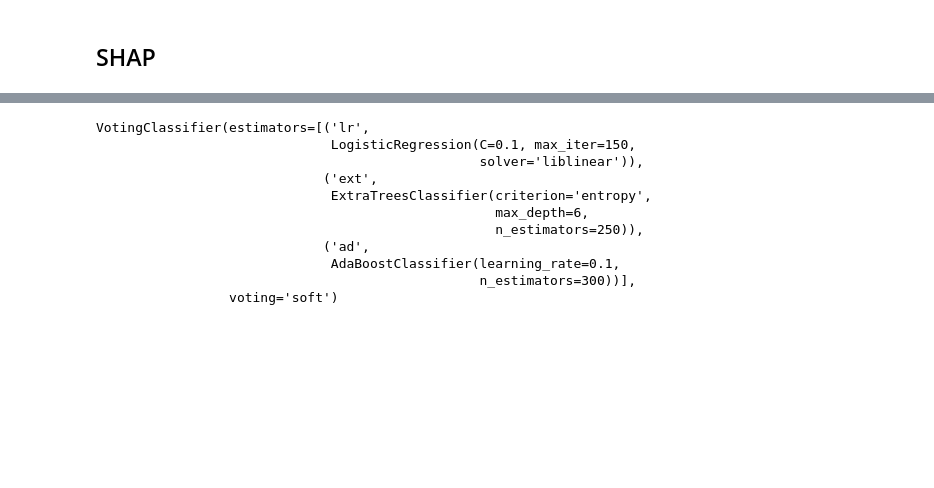
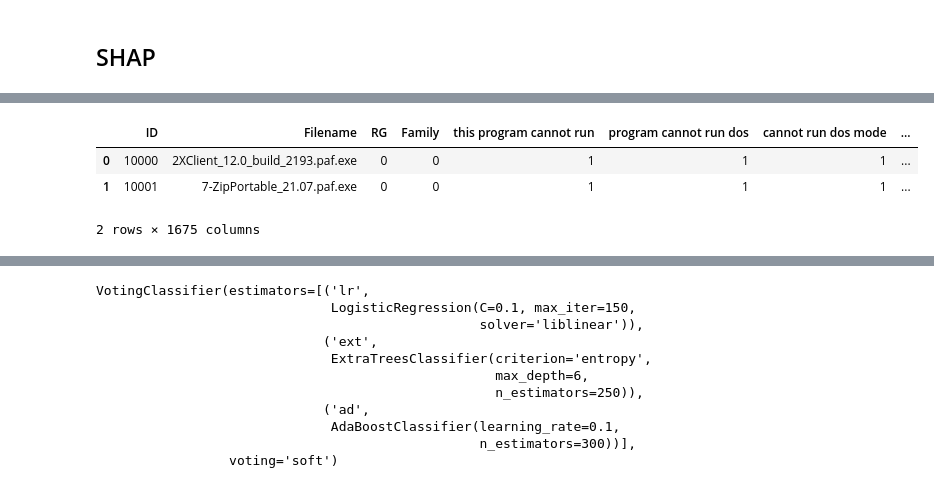
Before and after one commit to kevengoncalves-git/tecnicas_adversarias, a Jupyter notebook: Inserir_N_gramas_de_Shap_em_EXE.ipynb, the cells around one changed output, grey strips where cells are left out. Saved outputs shown, nothing was run; the diff lists cells and outputs as text; code cells hidden in the pictures; blank space fills up the shorter version.

```diff
--- a/Inserir_N_gramas_de_Shap_em_EXE.ipynb
+++ b/Inserir_N_gramas_de_Shap_em_EXE.ipynb
@@ -75,4 +75,11 @@ df_test
 518 rows × 1675 columns
+# %%
+df_train.iloc[:2,:]
+# %% [output]
+|  | ID | Filename | RG | Family | this program cannot run | program cannot run dos | cannot run dos mode | ... |
+| 0 | 10000 | 2XClient_12.0_build_2193.paf.exe | 0 | 0 | 1 | 1 | 1 | ... |
+| 1 | 10001 | 7-ZipPortable_21.07.paf.exe | 0 | 0 | 1 | 1 | 1 | ... |
+2 rows × 1675 columns
 # %%
 X, y = df_train.drop(["RG", "Filename", "Family", "ID"], axis=1), df_train['RG']
 # %%
```
Also changed, not shown: parts of 12 cells of this notebook.
